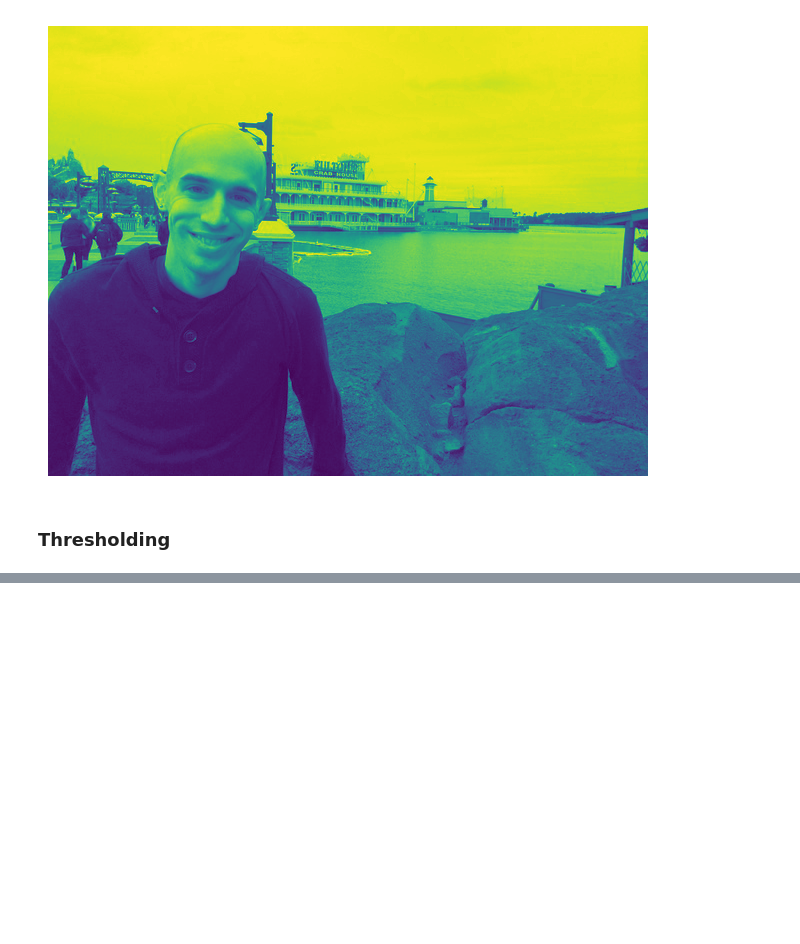
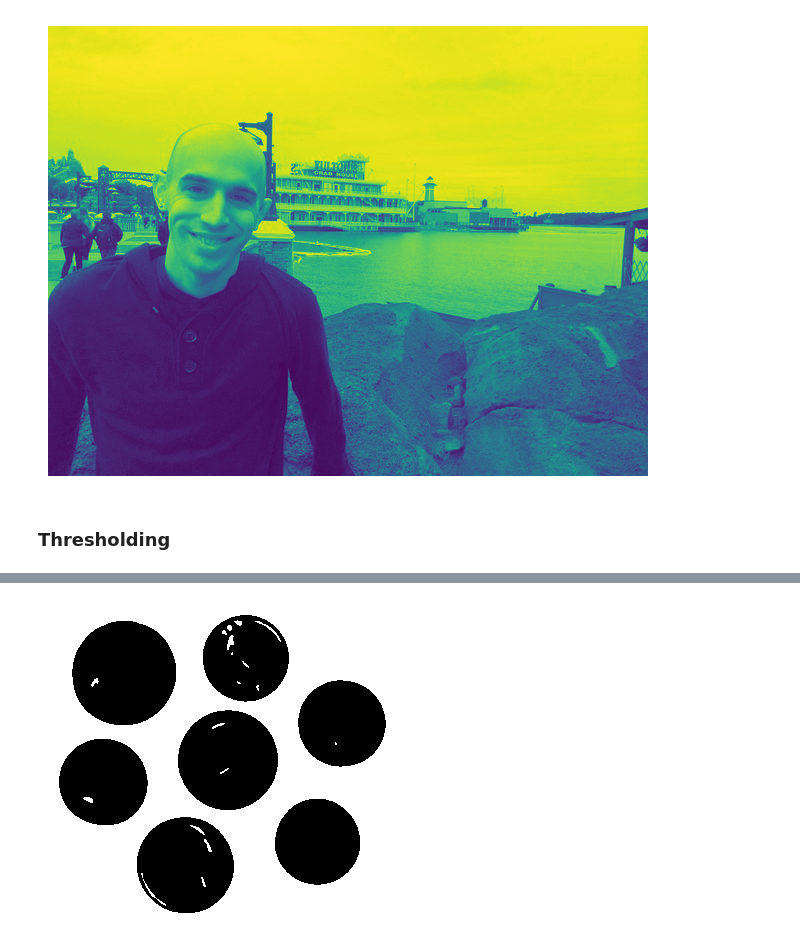
Before and after one commit to KarthikKothareddy/pisgurus, a Jupyter notebook: lighting_and_thresholds.ipynb, the cells around one changed output, grey strips where cells are left out. Drawn from its saved outputs; the diff is of its cells as text; code cells hidden in the pictures; blank space fills up the shorter version.

```diff
--- a/lighting_and_thresholds.ipynb
+++ b/lighting_and_thresholds.ipynb
@@ -53,0 +74,9 @@ display(V, flip=False)
+# %%
+## normal Thresholding
+# we can change the last argument in the function to make the coins
+# black rather than white.
+
+(T, threshold) = cv2.threshold(blur, 200, 255, cv2.THRESH_BINARY)
+display(threshold, flip=False, cmap="gray")
+# %% [output]
+[figure, added]
```
Also changed, not shown: parts of 4 cells of this notebook, 2 other files.
